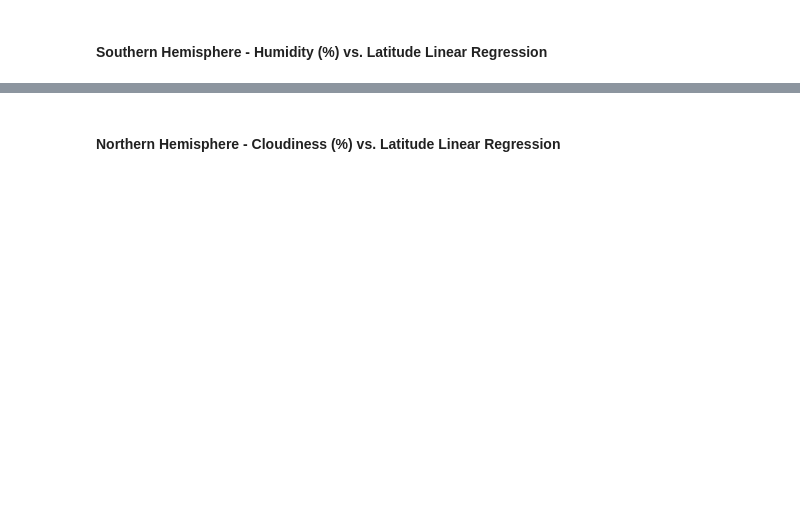
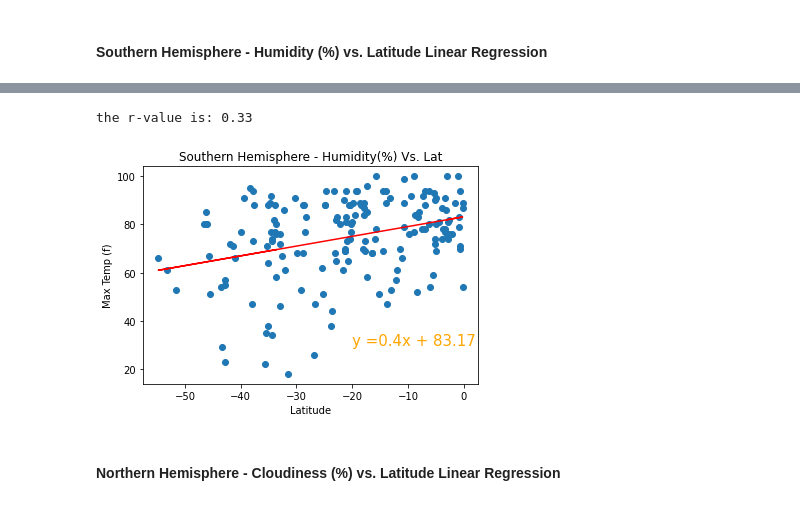
Before and after one commit to aolea13/python_api_challenge, a Jupyter notebook: WeatherPy/Homework_06-Python-APIs_starter_code_WeatherPy.ipynb, the cells around one changed output, grey strips where cells are left out. Drawn from its saved outputs; the diff is of its cells as text; code cells hidden in the pictures; blank space fills up the shorter version.

```diff
--- a/WeatherPy/Homework_06-Python-APIs_starter_code_WeatherPy.ipynb
+++ b/WeatherPy/Homework_06-Python-APIs_starter_code_WeatherPy.ipynb
@@ -302,2 +350,17 @@ The r-value is: 0.014985174297345524
+# %%
+equation = linear_regression(southern_hem['Lat'], southern_hem['Humidity'])
+
+annotate(equation, -20, 30)
+
+plt.title('Southern Hemisphere - Humidity(%) Vs. Lat')
+
+plt.xlabel('Latitude')
+
+plt.ylabel('Max Temp (f)')
+
+plt.savefig('output_data/southern_hemisphere_humidity_vs_Lat.png')
+# %% [output]
+the r-value is: 0.33
+[figure, added]
 # %% [markdown]
 ####  Northern Hemisphere - Cloudiness (%) vs. Latitude Linear Regression
```
Also changed, not shown: parts of 18 cells of this notebook, 8 other files.
